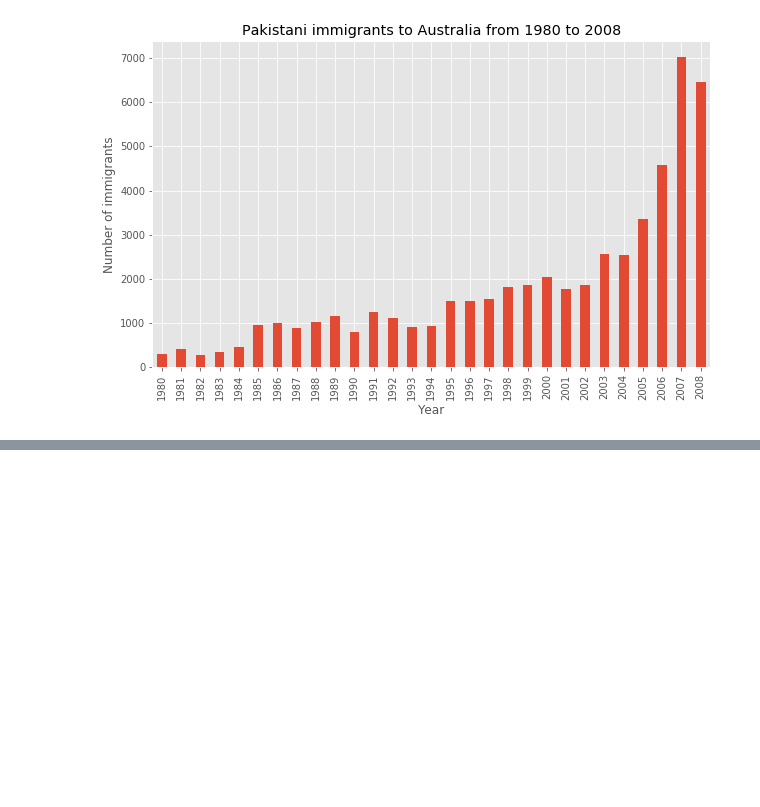
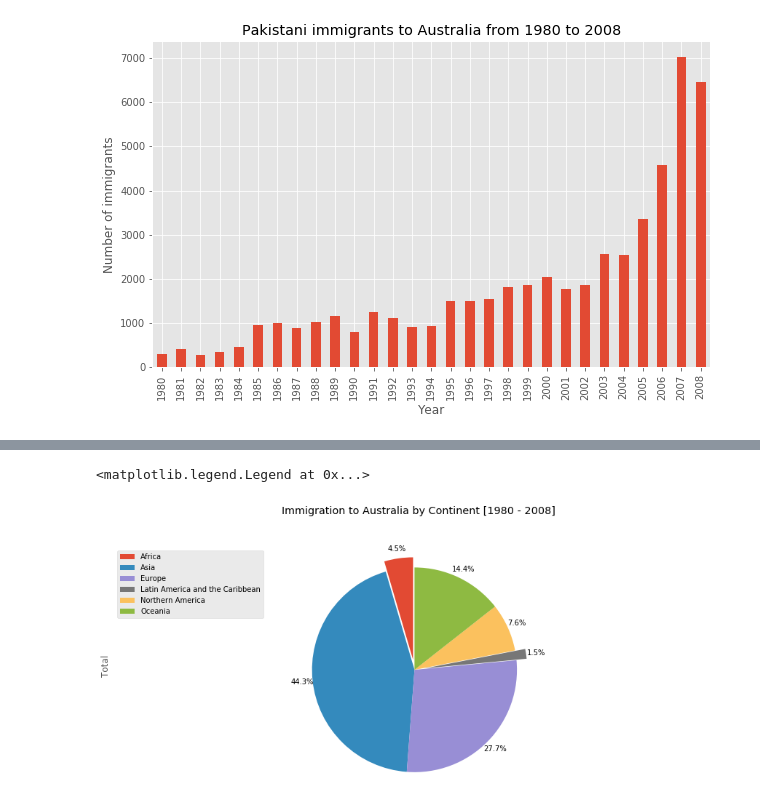
Before and after one commit to AmmaraRazzaq/dataVisualization_with_Python, a Jupyter notebook: Australia_Immigration.ipynb, the cells around one changed output, grey strips where cells are left out. Drawn from its saved outputs; the diff is of its cells as text; code cells hidden in the pictures; blank space fills up the shorter version.

Commit message:
plot pie charts

```diff
--- a/Australia_Immigration.ipynb
+++ b/Australia_Immigration.ipynb
@@ -430,0 +443,3 @@ Text(0.5, 1.0, 'Pakistani immigrants to Australia from 1980 to 2008')
+# %%
+df_cont = df.groupby('Continent' , axis=0).sum()
+df_cont.head()
@@ -430,0 +455,19 @@ Text(0.5, 1.0, 'Pakistani immigrants to Australia from 1980 to 2008')
+# %%
+explode_list = [0.1, 0, 0, 0.1, 0, 0] # ratio for each continent with which to offset each wedge.
+
+df_cont['Total'].plot(kind='pie',
+                     figsize=(15,6),
+                     autopct='%1.1f%%',
+                     startangle=90,
+                     shadow=False,
+                     labels=None,
+                     pctdistance=1.1,
+                     explode = explode_list)
+
+plt.title('Immigration to Australia by Continent [1980 - 2008]', y=1.12)
+plt.axis('equal') # Sets the pie chart to look like a circle.
+
+plt.legend(labels = df_cont.index, loc = 'upper left')
+# %% [output]
+<matplotlib.legend.Legend at 0x...>
+[figure, added]
```
Also changed, not shown: parts of 5 cells of this notebook.
